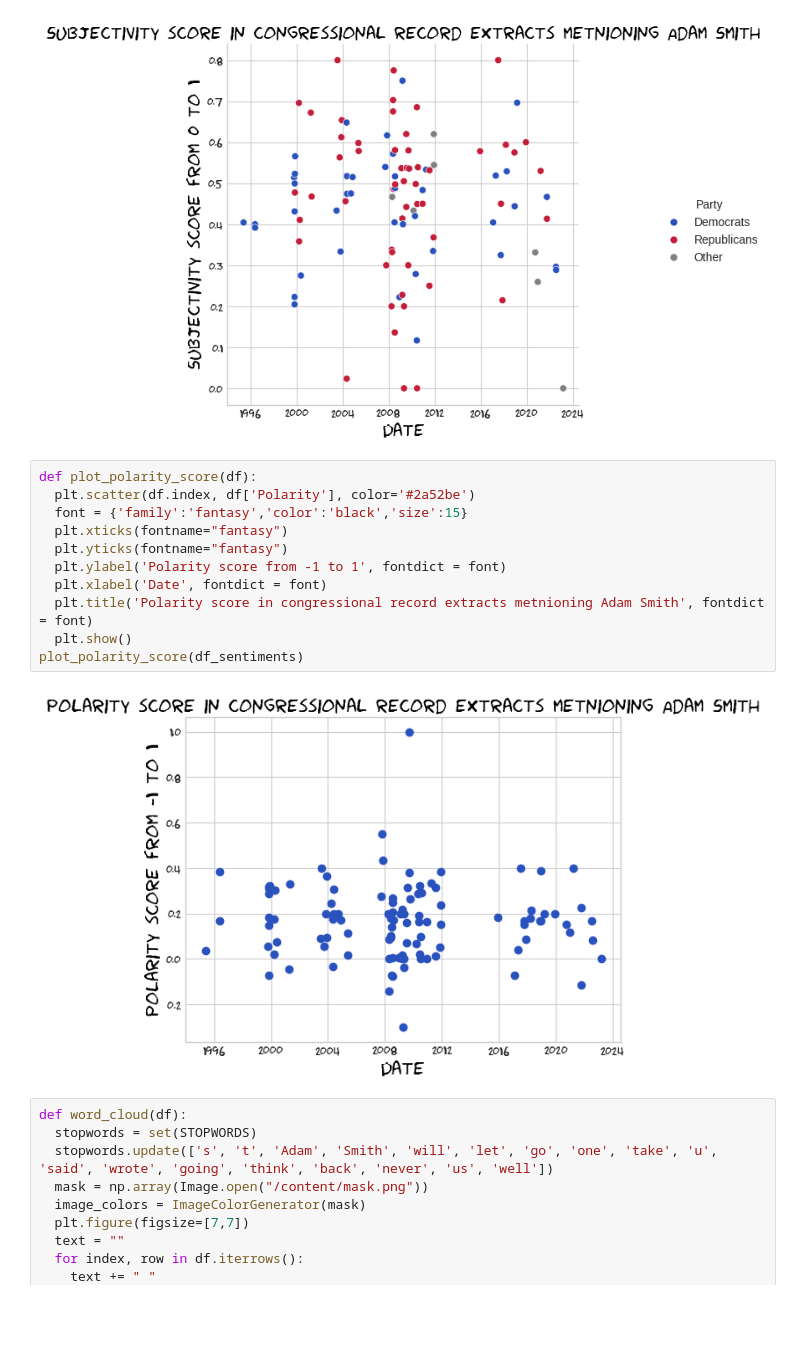
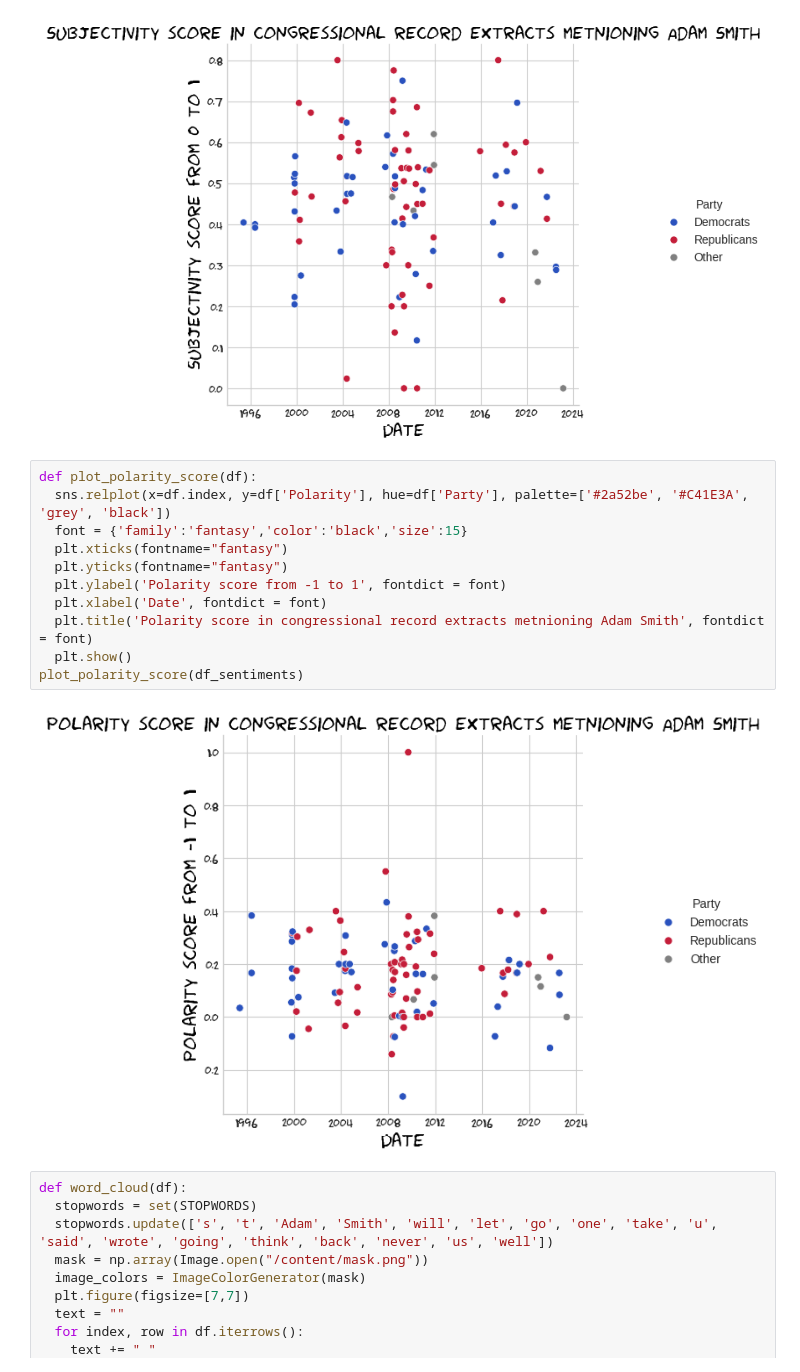
Before and after one commit to yuliiabosher/Adam_Smith_project, a Jupyter notebook: Visualisations.ipynb, the cells around one changed output. Cells and saved outputs as stored; diff of their text form; blank space fills up the shorter version.

Commit message:
added hue parameter to polarity score

```diff
--- a/Visualisations.ipynb
+++ b/Visualisations.ipynb
@@ -396,17 +396,17 @@ plot_subjectivity_score(df_sentiments)
 [figure]
 # %%
 def plot_polarity_score(df):
-  plt.scatter(df.index, df['Polarity'], color='#2a52be')
+  sns.relplot(x=df.index, y=df['Polarity'], hue=df['Party'], palette=['#2a52be', '#C41E3A', 'grey', 'black'])
   font = {'family':'fantasy','color':'black','size':15}
   plt.xticks(fontname="fantasy")
   plt.yticks(fontname="fantasy")
   plt.ylabel('Polarity score from -1 to 1', fontdict = font)
   plt.xlabel('Date', fontdict = font)
   plt.title('Polarity score in congressional record extracts metnioning Adam Smith', fontdict = font)
   plt.show()
 plot_polarity_score(df_sentiments)
 # %% [output]
-[figure, old version]
+[figure, new version]
 # %%
 def word_cloud(df):
   stopwords = set(STOPWORDS)
```
